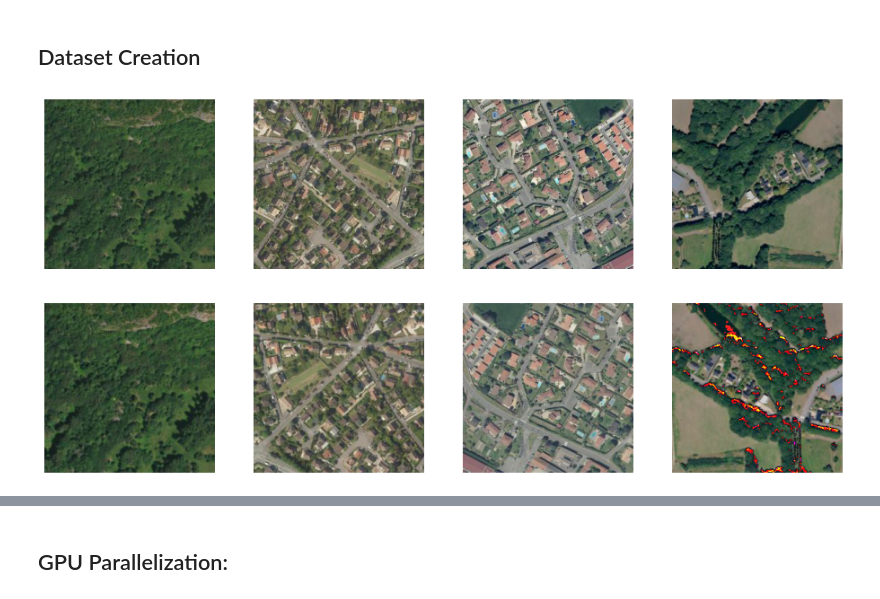
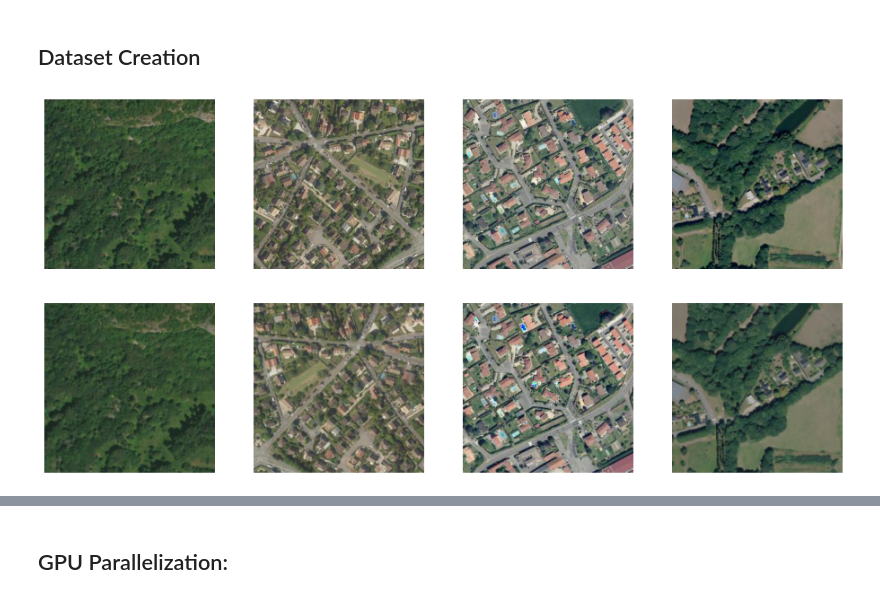
Before and after one commit to jannikjw/species-presence-prediction, a Jupyter notebook: jannik_transformer.ipynb, the cells around one changed output, grey strips where cells are left out. Saved outputs shown, nothing was run; the diff lists cells and outputs as text; code cells hidden in the pictures.

```diff
--- a/jannik_transformer.ipynb
+++ b/jannik_transformer.ipynb
@@ -79,8 +74,8 @@ Your GPUs will likely run quickly with dtype policy mixed_float16 as they all ha
 # %%
-NUM_EPOCHS = 50
+NUM_EPOCHS = 10
 BATCH_SIZE = 128
 LEARNING_RATE = 3e-4
-NUM_CLASSES = 30
+NUM_CLASSES = 5
 weight_decay_rate=0.0
 num_warmup_steps=0
 # %% [markdown]
@@ -89,8 +84,8 @@ num_warmup_steps=0
 from utils import data_loader
 loader = data_loader.DataLoader(data_path="./geolifeclef-2022-lifeclef-2022-fgvc9/")
 
-train_ids, y_train = loader.subset_labels(num_labels=10, set_type='train')
-val_ids, y_val = loader.subset_labels(num_labels=10, set_type='val')
+train_ids, y_train = loader.subset_labels(num_labels=NUM_CLASSES, set_type='train')
+val_ids, y_val = loader.subset_labels(num_labels=NUM_CLASSES, set_type='val')
 # %%
 from utils import custom_generators
 train_data = custom_generators.RGBImageGenerator(train_ids, y_train, BATCH_SIZE, DATA_PATH)
@@ -111,6 +106,7 @@ tf_val_dataset = tf.data.Dataset.from_generator(
 # %%
 # Used to set image_size based on chosen transformer
 from utils import visualization
-visualization.visualize_augmentation(train_ids, DATA_PATH, 4)
+reload(utils.visualization)
+visualization.visualize_augmentation(train_ids, DATA_PATH, num_images=4, contrast=0.2, flip='horizontal', rotation=0.3)
 # %% [output]
-[figure, old version]
+[figure, new version]
```
Also changed, not shown: parts of 40 cells of this notebook, 4 other files.
